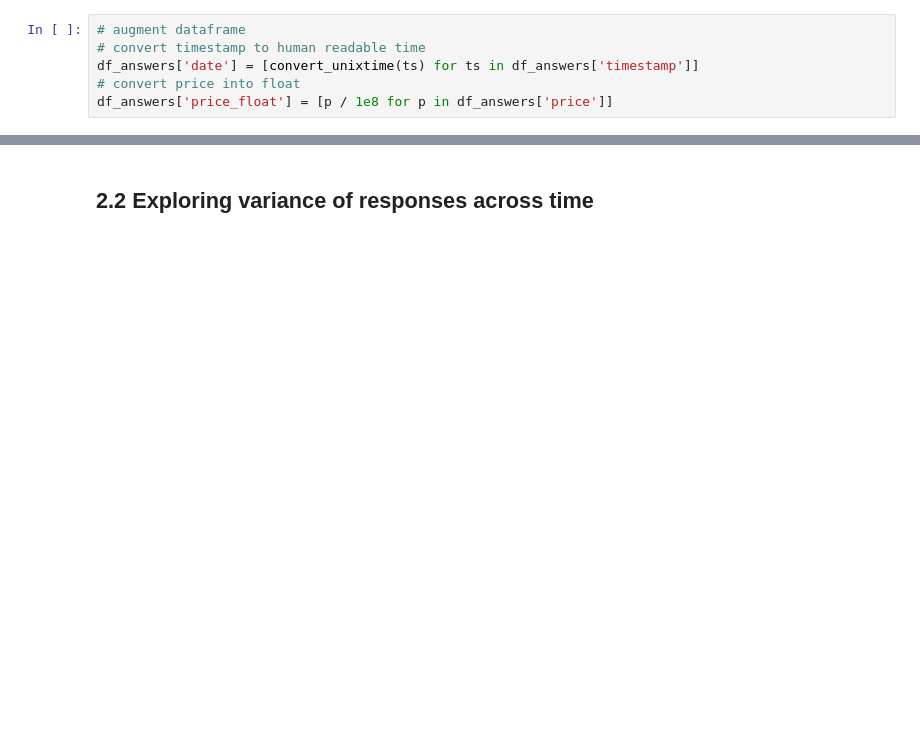
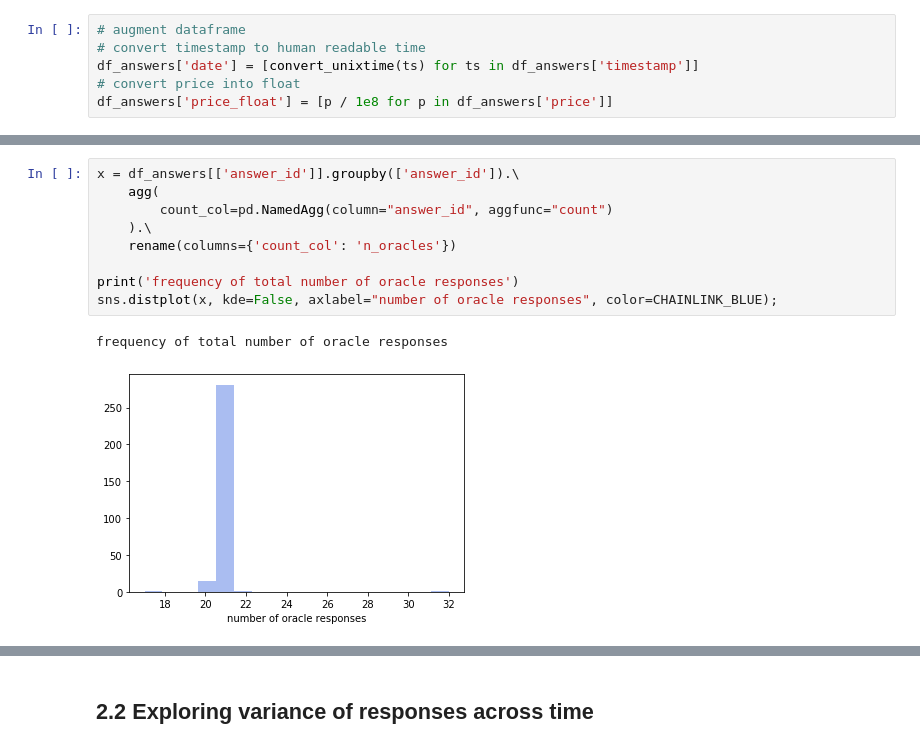
Before and after one commit to sassmilic/chainlink-price-contract-analysis, a Jupyter notebook: chainlink price feed analysis.ipynb, the cells around one changed output, grey strips where cells are left out. Saved outputs shown, nothing was run; the diff lists cells and outputs as text; blank space fills up the shorter version.

```diff
--- a/chainlink price feed analysis.ipynb
+++ b/chainlink price feed analysis.ipynb
@@ -185,0 +241,12 @@ plot.savefig("eth_usd_dists.png")
+# %%
+x = df_answers[['answer_id']].groupby(['answer_id']).\
+    agg(
+        count_col=pd.NamedAgg(column="answer_id", aggfunc="count")
+    ).\
+    rename(columns={'count_col': 'n_oracles'})
+
+print('frequency of total number of oracle responses')
+sns.distplot(x, kde=False, axlabel="number of oracle responses", color=CHAINLINK_BLUE);
+# %% [output]
+frequency of total number of oracle responses
+[figure, added]
```
Also changed, not shown: parts of 30 cells of this notebook.
